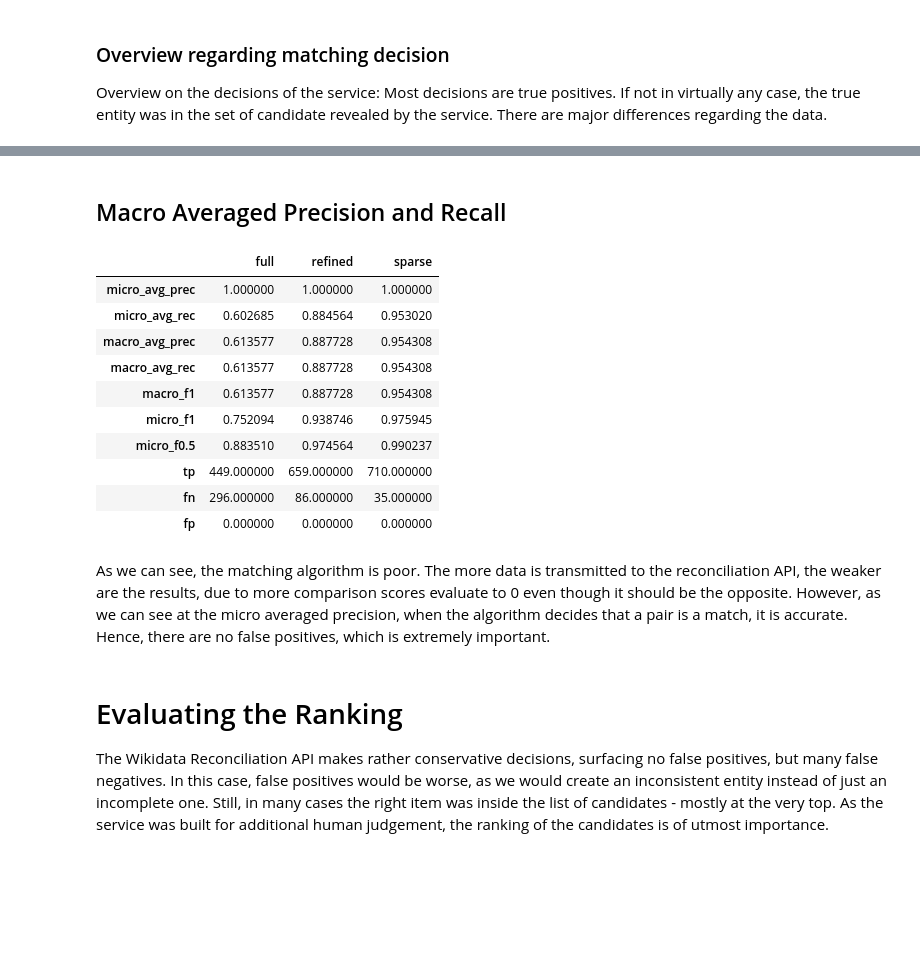
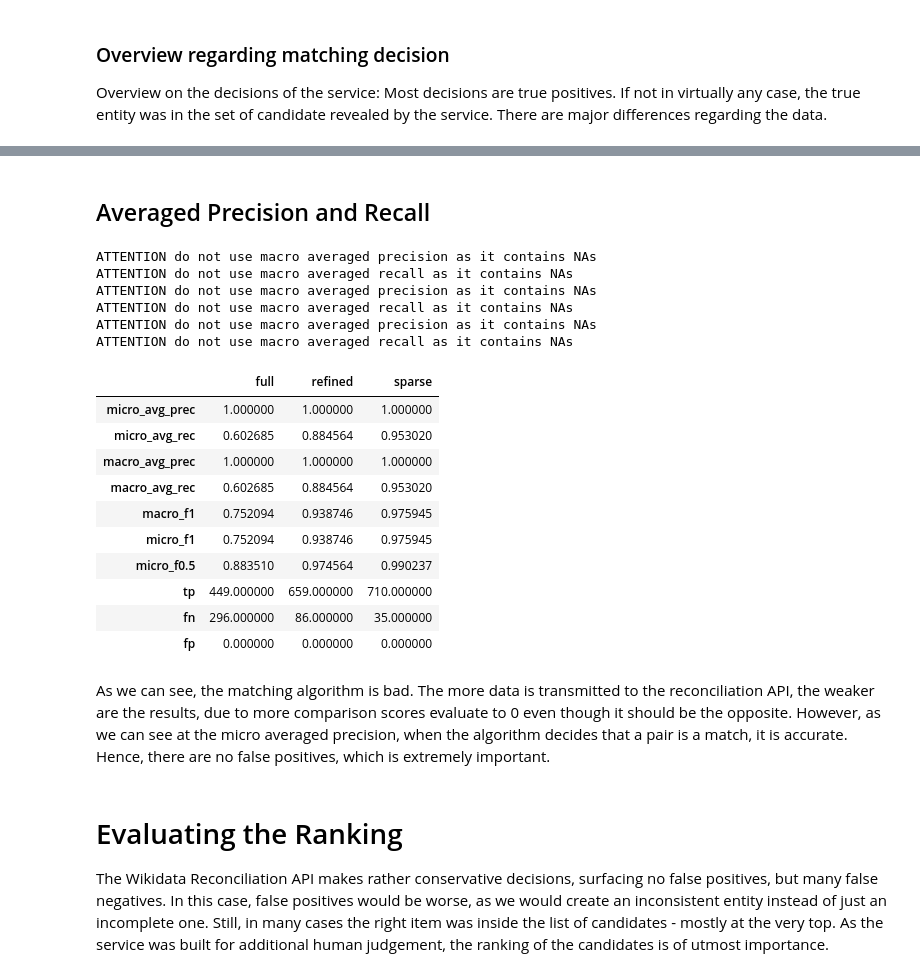
Before and after one commit to PeterWalchhofer/evaluation_bachelor_thesis, a Jupyter notebook: Analysis.ipynb, the cells around one changed output, grey strips where cells are left out. Drawn from its saved outputs; the diff is of its cells as text; code cells hidden in the pictures; blank space fills up the shorter version.

```diff
--- a/Analysis.ipynb
+++ b/Analysis.ipynb
@@ -214,7 +218,7 @@ def create_cd_table(results, entities):
     cd_table = pandas.DataFrame(intermed_table, columns= header).merge(person_assignments,on="id")
 
     cd_table = cd_table.assign(match =  lambda x: x["wikidata"] == x["cd_wd_id"],
-                    # tp = lambda x: x["match"] & x["cd_match_pred"],
+                     tp = lambda x: x["match"] & x["cd_match_pred"],
                     # fp = lambda x: ~x["match"] & x["cd_match_pred"],
                      rank = lambda x: x.groupby("id").cumcount().values + 1,
                      prop_count = lambda x: x["comparison_vec"].apply(lambda y: len(y) if y else 0),
@@ -277,3 +281,12 @@ Record Linkage regarding Wikidata may return a maximum of 1 match, as Wikidata i
 # %% [markdown]
 ### Overview regarding matching decision
 Overview on the decisions of the service: Most decisions are true positives. If not in virtually any case, the true entity was in the set of candidate revealed by the service. There are major differences regarding the data.
+# %%
+cd = cd_table_full
+cd = cd[~cd["wikidata"].isna()]
+any_cd_match = cd[["match", "tp"]].groupby(cd["id"]).any()#.to_frame("any_cd_match")
+any_cd_match["match_category"] = np.select([
+    any_cd_match["match"] & any_cd_match["tp"],
+    any_cd_match["match"]
+],[ "true_positive", "candidate_match"], default="false_positive")
+any_cd_match
@@ -347,15 +388,18 @@ As I am conviced that those edge cases contain valid information I will set both
 #cd_refined = cd_table_refined[~(cd_table_refined["wikidata"].isna() & cd_table_refined["cd_wd_id"].isna())]
 #cd_sparse = cd_table_sparse[~(cd_table_sparse["wikidata"].isna() & cd_table_sparse["cd_wd_id"].isna())]
 # %% [markdown]
-## Macro Averaged Precision and Recall
+## Averaged Precision and Recall
 # %%
 f_beta = lambda b,prec, rec: (1+b**2) * (prec * rec)/((b**2) * prec + rec)
+
 def performance_metrics(cd):
         pred =cd["cd_match_pred"]
         truth = cd["match"]
 
         # Count TP, FP, FN per query and add one to FN if
-        # wikidata item exists and  is not in candidates.
+        # wikidata item exists and is not in candidates.
+        # This is needed the number of FN would be unclear from the table when
+        # the match got eliminated at blocking.
         cd_metrs = (cd.assign(tp = pred & truth,
                         fp = pred & ~truth,
                         fn = (~pred & truth))
@@ -365,61 +409,65 @@ def performance_metrics(cd):
                 .merge(person_assignments, on = "id")
                 .assign(match_exists = lambda x: ~x["wikidata"].isna())
                 .drop("wikidata", axis = 1)
-                .assign(all_zero = lambda x: (x["tp"]==0) & (x["fp"] == 0) & (x["fn"] == 0),
+                .assign(all_zero = lambda x: (x["tp"]==0) & (x["fn"] == 0),
                         missing_relevant = lambda x: x["all_zero"] & x["match_exists"],
                         fn = lambda x: np.where(x["missing_relevant"], 1, x["fn"])))
 
-        # Calculate precision and recall per query and manually set edge cases.
         cd_metrs = (cd_metrs.assign(precision = lambda x:  x["tp"] / (x["tp"] + x["fp"]))
-                        .assign(precision = lambda x: np.select([
-                                x["precision"].isna() & (x["fp"] == 0) & (x["fn"] == 0), # Case 5
-                                x["precision"].isna()], # Case 3 or 4
-                                [1, 0],
-                                default=x["precision"]))
-                        .assign(recall = lambda x:  x["tp"] / (x["tp"] + x["fn"]))
-                        .assign(recall = lambda x: np.select([
-                                x["recall"].isna() & (x["fp"] == 0) & (x["fn"] == 0),   # Case 5
-                                x["recall"].isna()], # Case 3 or 4
-                                [1, 0],
-                                default=x["precision"]))
-                        )
+                                .assign(recall = lambda x:  x["tp"] / (x["tp"] + x["fn"])))
 
         micro = cd_metrs.filter(["tp", "fp", "fn"]).sum().to_frame().T
-        macro = cd_metrs.filter(["precision", "recall"]).mean()
         micro_prec = micro["tp"] / (micro["tp"] + micro["fp"])
         micro_rec = micro["tp"] / (micro["tp"] + micro["fn"])
+        macro = cd_metrs.filter(["precision", "recall"]).mean()
+
+        warning = "ATTENTION do not use macro averaged {} as it contains NAs"
+        if any(cd_metrs["precision"].isna()):
+                print(warning.format("precision"))
+        if any(cd_metrs["recall"].isna()):
+                print(warning.format("recall"))
+
         return {
                 "micro_avg_prec" : micro_prec[0],
                 "micro_avg_rec" :  micro_rec[0],
                 "macro_avg_prec" : macro["precision"],
                 "macro_avg_rec" : macro["recall"],
                 "macro_f1" : f_beta(1, macro["precision"], macro["recall"]),
                 "micro_f1" : f_beta(1,micro_prec[0], micro_rec[0]),
                 "micro_f0.5": f_beta(0.5,micro_prec[0], micro_rec[0]),
                 "tp": micro["tp"][0],
                 "fn": micro["fn"][0],
                 "fp": micro["fp"][0]
         }
+
+
+
 perf_metrics = {
         "full" :performance_metrics(cd_table_full),
         "refined" :performance_metrics(cd_table_refined),
         "sparse" : performance_metrics(cd_table_sparse)}
 
 pandas.DataFrame(perf_metrics)
 # %% [output]
+ATTENTION do not use macro averaged precision as it contains NAs
+ATTENTION do not use macro averaged recall as it contains NAs
+ATTENTION do not use macro averaged precision as it contains NAs
+ATTENTION do not use macro averaged recall as it contains NAs
+ATTENTION do not use macro averaged precision as it contains NAs
+ATTENTION do not use macro averaged recall as it contains NAs
 |  | full | refined | sparse |
 | micro_avg_prec | 1.000000 | 1.000000 | 1.000000 |
 | micro_avg_rec | 0.602685 | 0.884564 | 0.953020 |
-| macro_avg_prec | 0.613577 | 0.887728 | 0.954308 |
-| macro_avg_rec | 0.613577 | 0.887728 | 0.954308 |
-| macro_f1 | 0.613577 | 0.887728 | 0.954308 |
+| macro_avg_prec | 1.000000 | 1.000000 | 1.000000 |
+| macro_avg_rec | 0.602685 | 0.884564 | 0.953020 |
+| macro_f1 | 0.752094 | 0.938746 | 0.975945 |
 | micro_f1 | 0.752094 | 0.938746 | 0.975945 |
 | micro_f0.5 | 0.883510 | 0.974564 | 0.990237 |
 | tp | 449.000000 | 659.000000 | 710.000000 |
 | fn | 296.000000 | 86.000000 | 35.000000 |
 | fp | 0.000000 | 0.000000 | 0.000000 |
 # %% [markdown]
-As we can see, the matching algorithm is poor. The more data is transmitted to the reconciliation API, the weaker are the results, due to more comparison scores evaluate to 0 even though it should be the opposite. However, as we can see at the micro averaged precision, when the algorithm decides that a pair is a match, it is accurate. Hence, there are no false positives, which is extremely important.
+As we can see, the matching algorithm is bad. The more data is transmitted to the reconciliation API, the weaker are the results, due to more comparison scores evaluate to 0 even though it should be the opposite. However, as we can see at the micro averaged precision, when the algorithm decides that a pair is a match, it is accurate. Hence, there are no false positives, which is extremely important.
 # %% [markdown]
 # Evaluating the Ranking
 The Wikidata Reconciliation API makes rather conservative decisions, surfacing no false positives, but many false negatives. In this case, false positives would be worse, as we would create an inconsistent entity instead of just an incomplete one. Still, in many cases the right item was inside the list of candidates - mostly at the very top. As the service was built for additional human judgement, the ranking of the candidates is of utmost importance.
```
Also changed, not shown: parts of 30 cells of this notebook, 7 other files.
